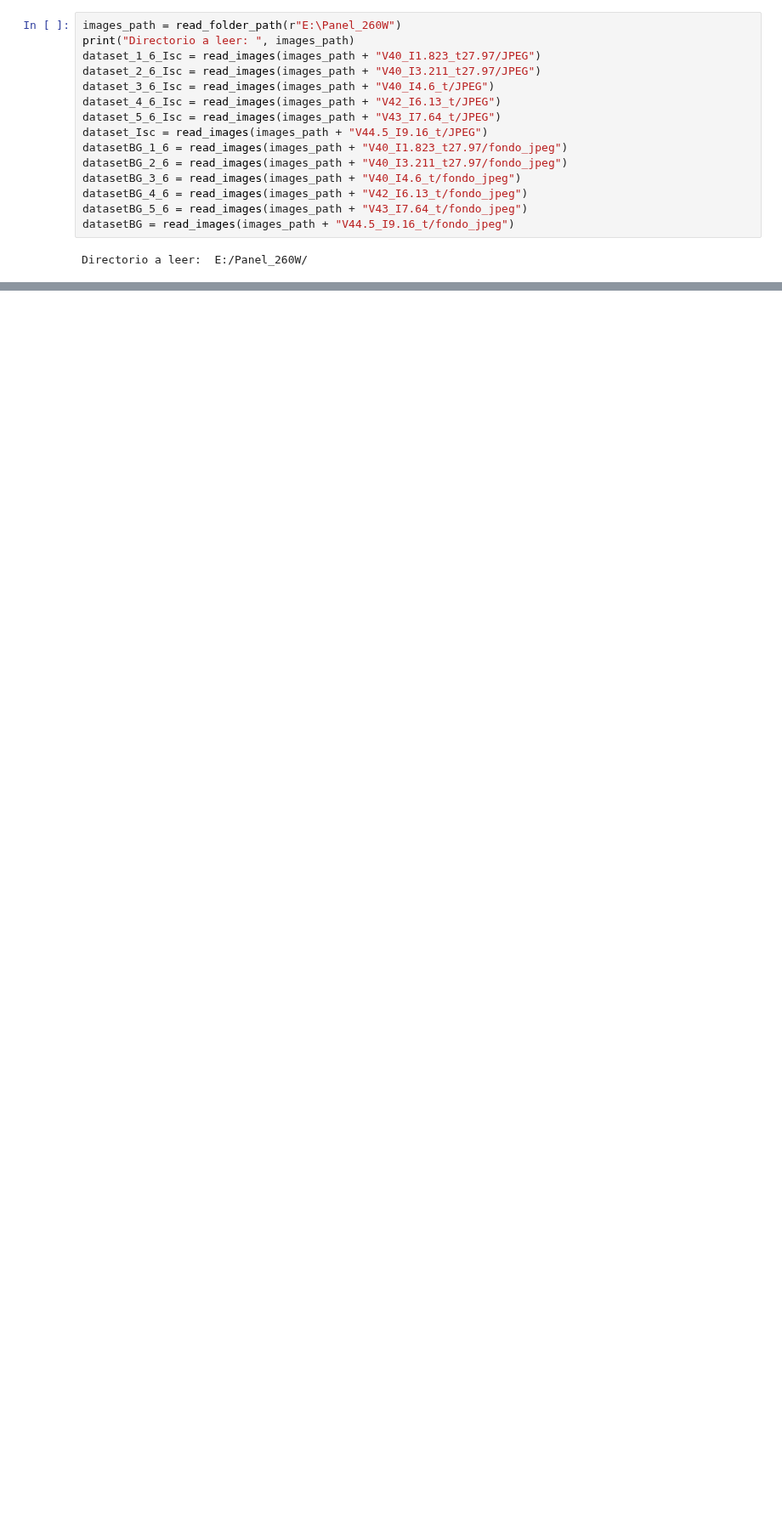
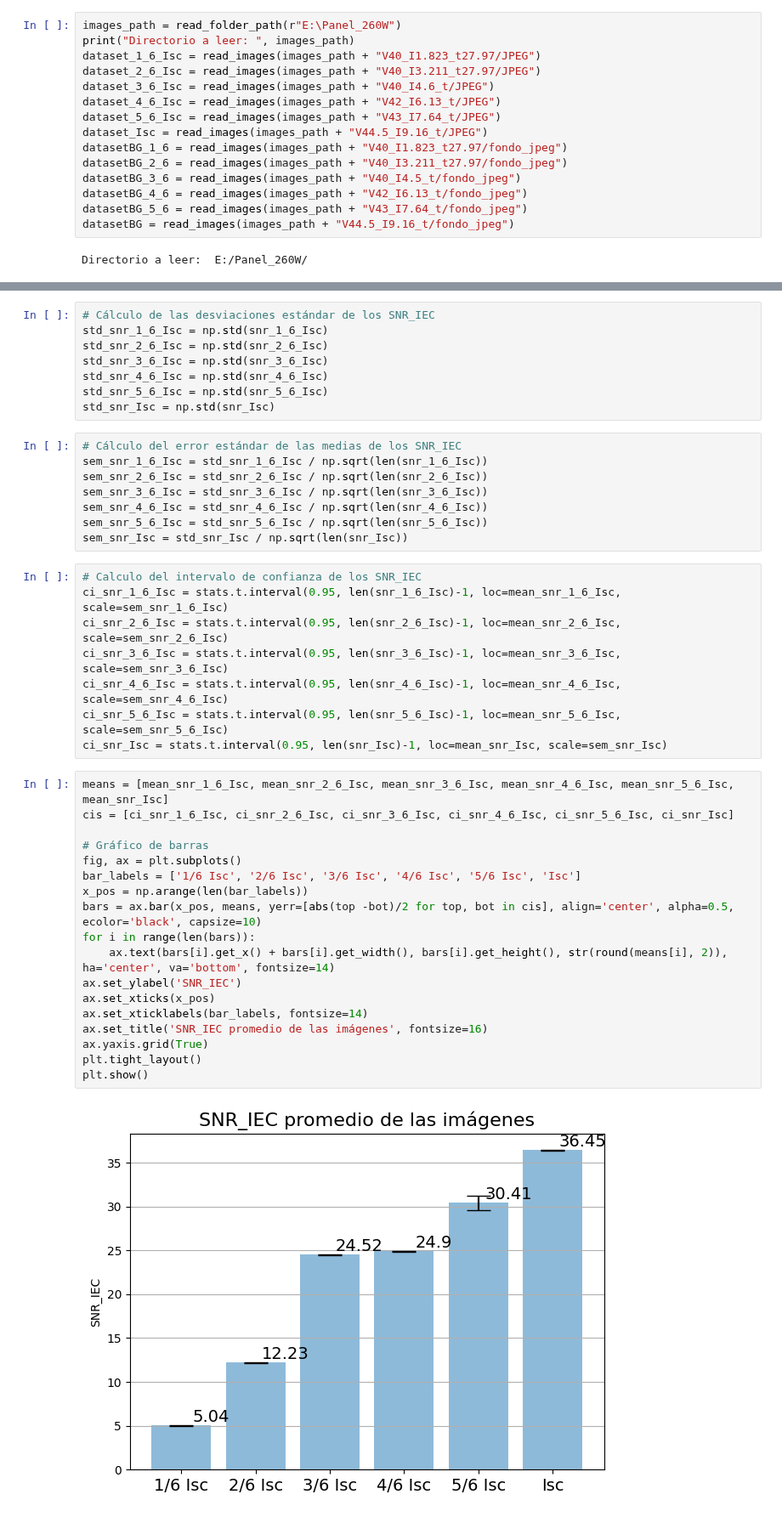
Before and after one commit to Franklingo13/PVDefectDetect, a Jupyter notebook: Calculo_SNR.ipynb, the cells around one changed output, grey strips where cells are left out. Shown at 85% size. Cells and saved outputs as stored; diff of their text form; blank space fills up the shorter version.

Commit message:
Realiza gráfico de barras con intervalos de confianza

```diff
--- a/Calculo_SNR.ipynb
+++ b/Calculo_SNR.ipynb
@@ -27,7 +28,7 @@ dataset_5_6_Isc = read_images(images_path + "V43_I7.64_t/JPEG")
 dataset_Isc = read_images(images_path + "V44.5_I9.16_t/JPEG")
 datasetBG_1_6 = read_images(images_path + "V40_I1.823_t27.97/fondo_jpeg")
 datasetBG_2_6 = read_images(images_path + "V40_I3.211_t27.97/fondo_jpeg")
-datasetBG_3_6 = read_images(images_path + "V40_I4.6_t/fondo_jpeg")
+datasetBG_3_6 = read_images(images_path + "V40_I4.5_t/fondo_jpeg")
 datasetBG_4_6 = read_images(images_path + "V42_I6.13_t/fondo_jpeg")
 datasetBG_5_6 = read_images(images_path + "V43_I7.64_t/fondo_jpeg")
 datasetBG = read_images(images_path + "V44.5_I9.16_t/fondo_jpeg")
@@ -104,0 +132,44 @@ salida_path = read_folder_path(r"D:\Documentos\Universidad de Cuenca\Trabajo de
+# %%
+# Cálculo de las desviaciones estándar de los SNR_IEC
+std_snr_1_6_Isc = np.std(snr_1_6_Isc)
+std_snr_2_6_Isc = np.std(snr_2_6_Isc)
+std_snr_3_6_Isc = np.std(snr_3_6_Isc)
+std_snr_4_6_Isc = np.std(snr_4_6_Isc)
+std_snr_5_6_Isc = np.std(snr_5_6_Isc)
+std_snr_Isc = np.std(snr_Isc)
+# %%
+# Cálculo del error estándar de las medias de los SNR_IEC
+sem_snr_1_6_Isc = std_snr_1_6_Isc / np.sqrt(len(snr_1_6_Isc))
+sem_snr_2_6_Isc = std_snr_2_6_Isc / np.sqrt(len(snr_2_6_Isc))
+sem_snr_3_6_Isc = std_snr_3_6_Isc / np.sqrt(len(snr_3_6_Isc))
+sem_snr_4_6_Isc = std_snr_4_6_Isc / np.sqrt(len(snr_4_6_Isc))
+sem_snr_5_6_Isc = std_snr_5_6_Isc / np.sqrt(len(snr_5_6_Isc))
+sem_snr_Isc = std_snr_Isc / np.sqrt(len(snr_Isc))
+# %%
+# Calculo del intervalo de confianza de los SNR_IEC
+ci_snr_1_6_Isc = stats.t.interval(0.95, len(snr_1_6_Isc)-1, loc=mean_snr_1_6_Isc, scale=sem_snr_1_6_Isc)
+ci_snr_2_6_Isc = stats.t.interval(0.95, len(snr_2_6_Isc)-1, loc=mean_snr_2_6_Isc, scale=sem_snr_2_6_Isc)
+ci_snr_3_6_Isc = stats.t.interval(0.95, len(snr_3_6_Isc)-1, loc=mean_snr_3_6_Isc, scale=sem_snr_3_6_Isc)
+ci_snr_4_6_Isc = stats.t.interval(0.95, len(snr_4_6_Isc)-1, loc=mean_snr_4_6_Isc, scale=sem_snr_4_6_Isc)
+ci_snr_5_6_Isc = stats.t.interval(0.95, len(snr_5_6_Isc)-1, loc=mean_snr_5_6_Isc, scale=sem_snr_5_6_Isc)
+ci_snr_Isc = stats.t.interval(0.95, len(snr_Isc)-1, loc=mean_snr_Isc, scale=sem_snr_Isc)
+# %%
+means = [mean_snr_1_6_Isc, mean_snr_2_6_Isc, mean_snr_3_6_Isc, mean_snr_4_6_Isc, mean_snr_5_6_Isc, mean_snr_Isc]
+cis = [ci_snr_1_6_Isc, ci_snr_2_6_Isc, ci_snr_3_6_Isc, ci_snr_4_6_Isc, ci_snr_5_6_Isc, ci_snr_Isc]
+
+# Gráfico de barras
+fig, ax = plt.subplots()
+bar_labels = ['1/6 Isc', '2/6 Isc', '3/6 Isc', '4/6 Isc', '5/6 Isc', 'Isc']
+x_pos = np.arange(len(bar_labels))
+bars = ax.bar(x_pos, means, yerr=[abs(top -bot)/2 for top, bot in cis], align='center', alpha=0.5, ecolor='black', capsize=10)
+for i in range(len(bars)):
+    ax.text(bars[i].get_x() + bars[i].get_width(), bars[i].get_height(), str(round(means[i], 2)), ha='center', va='bottom', fontsize=14)
+ax.set_ylabel('SNR_IEC')
+ax.set_xticks(x_pos)
+ax.set_xticklabels(bar_labels, fontsize=14)
+ax.set_title('SNR_IEC promedio de las imágenes', fontsize=16)
+ax.yaxis.grid(True)
+plt.tight_layout()
+plt.show()
+# %% [output]
+[figure, added]
```
Also changed, not shown: parts of 6 cells of this notebook.
